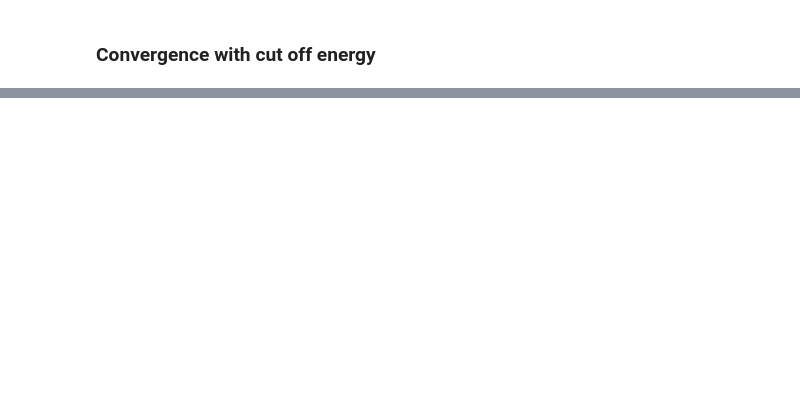
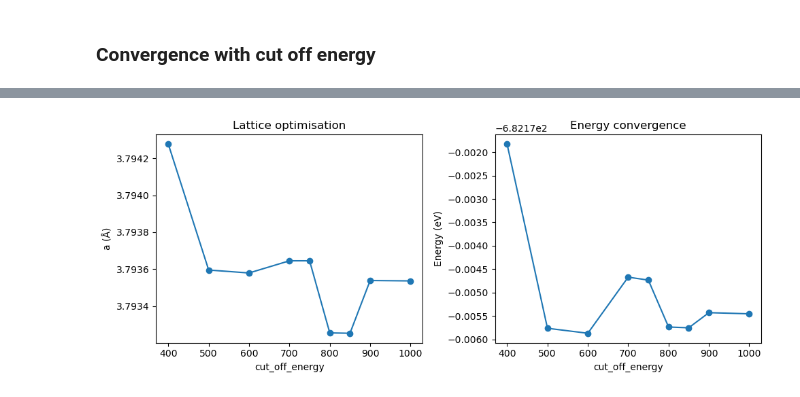
Before and after one commit to srschofield/SRSCALCUTILS, a Jupyter notebook: notebooks/si_lat_001_apollo.ipynb, the cells around one changed output, grey strips where cells are left out. Drawn from its saved outputs; the diff is of its cells as text; code cells hidden in the pictures; blank space fills up the shorter version.

Commit message:
Developed optimised si 001 lattice constant calculation

```diff
--- a/notebooks/si_lat_001_apollo.ipynb
+++ b/notebooks/si_lat_001_apollo.ipynb
@@ -66,7 +76,7 @@ from IPython.display import display, Image as StaticImage
 # %%
 # Parameters for windows creation
 # General
-job_folder = 'work-2025/si_lat_apollo'
+job_folder = 'work-2025/si001_lat'
 job_path = data_path / job_folder
 verbose = False             # Set this True to print out more information
 
@@ -91,8 +89,22 @@ params = {'task' : 'geomopt',
 # %%
-#
+# Set up the param and cell files for the calculation
 
 filename = "silicon"
 title = "silicon lattice parameter optimisation"
+
+params = {'task' : 'geomopt',
+          'xc_functional'           : 'PBE',
+          'cut_off_energy'          : 700,
+          'spin_polarised'          : 'false',
+          'write_cell_structure'    : 'true',
+          'charge'                  : 0,
+          'nextra_bands'            : 4,
+          'geom_energy_tol'         : 0.00005,          # default: 0.00005 eV
+          'geom_disp_tol'           : 0.002,            # default: 0.002 Ang.
+          'geom_max_iter'           : 100,              # default: 30
+          'geom_convergence_win'    : 2,                # default: 2
+          'max_scf_cycles'          : 300               # default: 30
+          }
 
 na=1
 nb=1
@@ -137,0 +154,72 @@ print("Files:", os.listdir())
+# %%
+var_list = [400,500,600,700,750,800,850,900,1000]
+kpoints_mp_grid = np.array([4,4,1])
+
+a_list = []
+energy_list = []
+
+for var in var_list:
+    params['cut_off_energy'] = var
+
+    filename = f"silicon-cut-{var}"
+    castep_path = job_path / f"{filename}.castep"
+
+    print('=' * 80 + f'\nCASTEP file: {castep_path}\n' + '=' * 80 + '\n')
+
+    _ = ct.write_param_file(
+        params,
+        title = title,
+        filename=filename,
+        path=job_path,
+        display_file=False
+        )
+
+    _ = ct.write_cell_file(
+        title = title,
+        path=job_path,
+        filename=filename,
+        na=na,
+        nb=nb,
+        nc=nc,
+        lattice_cart=lattice_cart,
+        positions_frac=positions_frac,
+        constraints=constraints,
+        fix_all_ions=True,
+        symmetry_generate=symmetry_generate,
+        symmetry_tol = symmetry_tol,
+        kpoints_mp_grid=kpoints_mp_grid,
+        display_file=False
+    )
+
+    if str(module_path) == '/hpc/srs/Python/modules':
+        !bash -l -c "mpirun -np {cores} castep.mpi {filename}"
+    else:
+        !zsh -l -c "castepmpi {filename}"
+
+    unit_cell, a, b, c, alpha, beta, gamma = ct.get_final_lattice_parameters(castep_path)
+    energy_optimisation = ct.get_LBFGS_energies(castep_path)
+    energies = [val for _, val in energy_optimisation]
+    energy = energies[-1]
+
+    # parse out `a` and final `energy`
+    a_list.append(a)
+    energy_list.append(energy)
+
+fig, (ax1, ax2) = plt.subplots(1, 2, figsize=(10,4))
+
+# redraw lattice‐constant plot
+ax1.clear()
+ax1.plot(var_list[:len(a_list)], a_list, marker='o')
+ax1.set(xlabel='cut_off_energy', ylabel='a (Å)', title='Lattice optimisation')
+
+# redraw energy plot
+ax2.clear()
+ax2.plot(var_list[:len(energy_list)], energy_list, marker='o')
+ax2.set(xlabel='cut_off_energy', ylabel='Energy (eV)', title='Energy convergence')
+
+fig.tight_layout()
+display(fig)
+
+df = pd.DataFrame({"Cut off energy (eV)": var_list,"Lattice constant (Å)": a_list,"Energy": energy_list,})
+display( df)
+# %% [output]
@@ -137,0 +245 @@ print("Files:", os.listdir())
+[figure, added]
```
Also changed, not shown: parts of 19 cells of this notebook, 1 other file.
